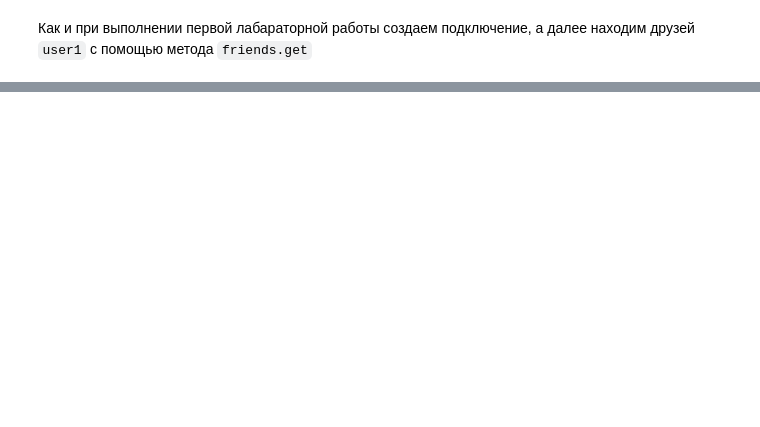
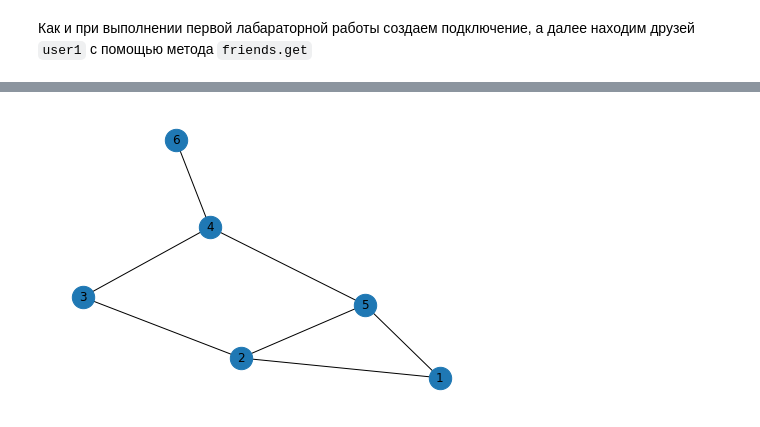
Before and after one commit to Liptee/ISNA-3, a Jupyter notebook: graph_tutorial.ipynb, the cells around one changed output, grey strips where cells are left out. Saved outputs shown, nothing was run; the diff lists cells and outputs as text; code cells hidden in the pictures; blank space fills up the shorter version.

Commit message:
replace graph_tutorial

```diff
--- a/graph_tutorial.ipynb
+++ b/graph_tutorial.ipynb
@@ -79,0 +240,19 @@ def make_graph(friends_out, friends_friends):
+# %%
+graph_1 = nx.Graph()
+edges_1 = [
+    (1, 2),
+    (1, 5),
+    (2, 5),
+    (2, 3),
+    (3, 4),
+    (5, 4),
+    (4, 6)
+]
+nodes_1 = [1,2,3,4,5,6]
+graph_1.add_nodes_from(nodes_1)
+graph_1.add_edges_from(edges_1)
+nx.draw(graph_1,
+        with_labels=True,
+        node_size = 500)
+# %% [output]
+[figure, added]
```
Also changed, not shown: parts of 41 cells of this notebook.
